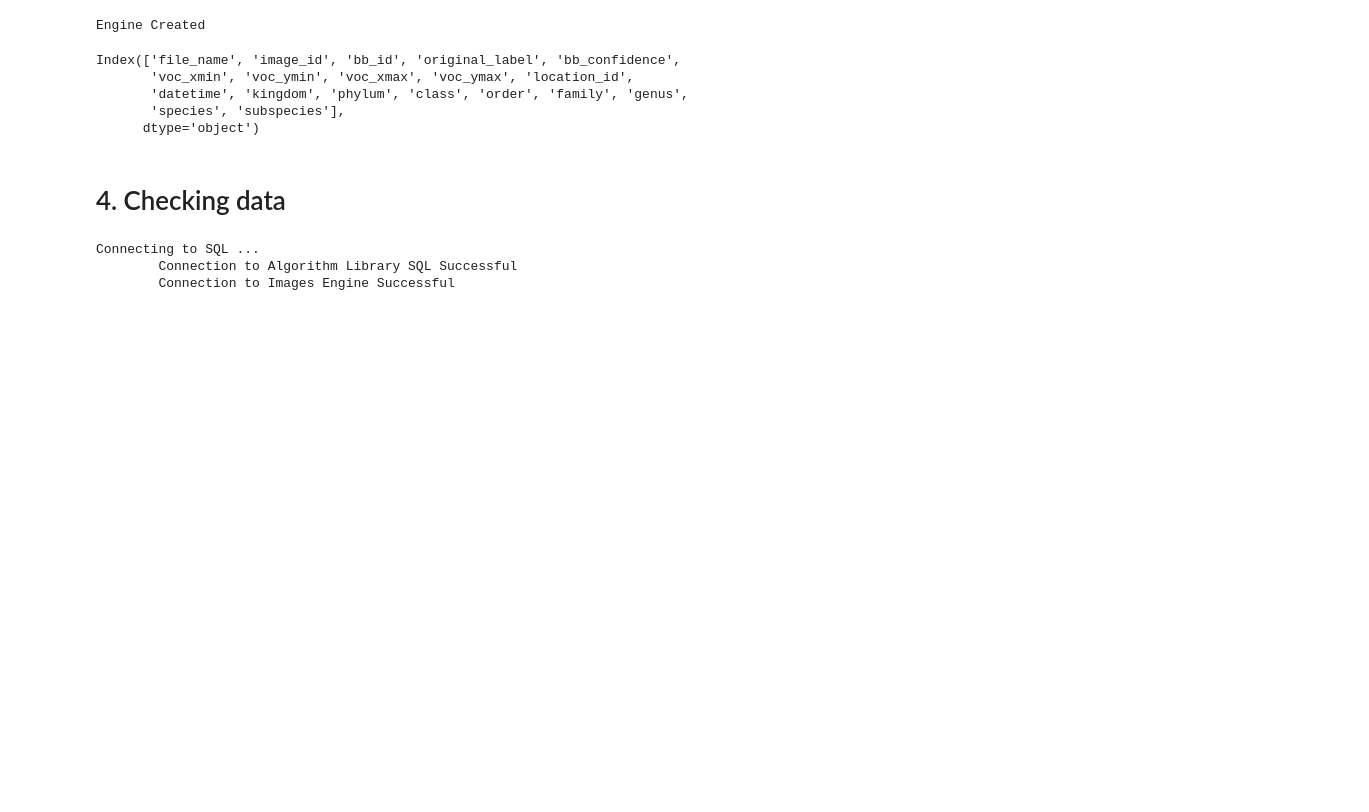
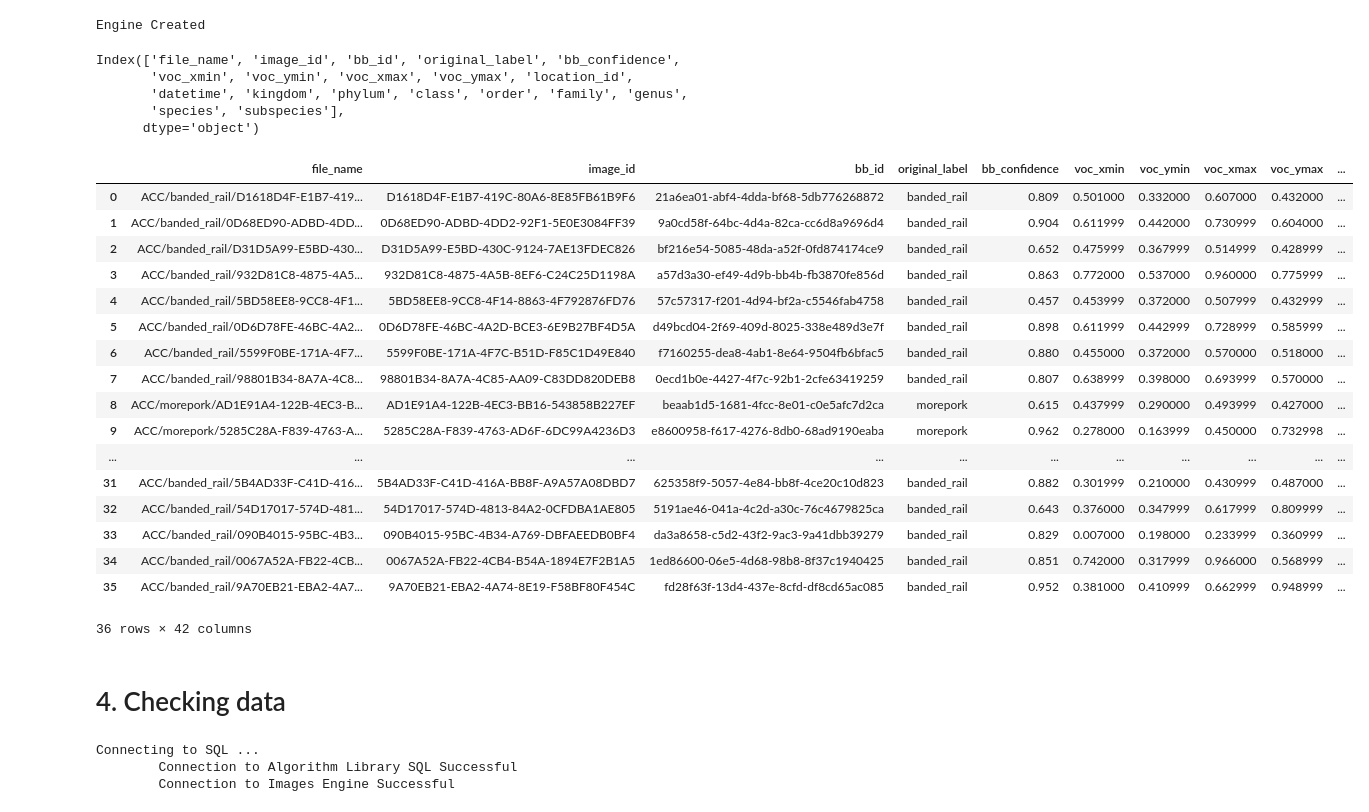
Before and after one commit to yijint/Sentinel_Summer24, a Jupyter notebook: nz-trailcams-test/labelme_dataload.ipynb, the cells around one changed output. Saved outputs shown, nothing was run; the diff lists cells and outputs as text; code cells hidden in the pictures; blank space fills up the shorter version.

```diff
--- a/nz-trailcams-test/labelme_dataload.ipynb
+++ b/nz-trailcams-test/labelme_dataload.ipynb
@@ -230,6 +230,27 @@ for i in tqdm(range(0, len(df), chunksize)):
                break
           except Exception as e:
                print(e)
+# %%
+df
+# %% [output]
+|  | file_name | image_id | bb_id | original_label | bb_confidence | voc_xmin | voc_ymin | voc_xmax | voc_ymax | ... |
+| 0 | ACC/banded_rail/D1618D4F-E1B7-419... | D1618D4F-E1B7-419C-80A6-8E85FB61B9F6 | 21a6ea01-abf4-4dda-bf68-5db776268872 | banded_rail | 0.809 | 0.501000 | 0.332000 | 0.607000 | 0.432000 | ... |
+| 1 | ACC/banded_rail/0D68ED90-ADBD-4DD... | 0D68ED90-ADBD-4DD2-92F1-5E0E3084FF39 | 9a0cd58f-64bc-4d4a-82ca-cc6d8a9696d4 | banded_rail | 0.904 | 0.611999 | 0.442000 | 0.730999 | 0.604000 | ... |
+| 2 | ACC/banded_rail/D31D5A99-E5BD-430... | D31D5A99-E5BD-430C-9124-7AE13FDEC826 | bf216e54-5085-48da-a52f-0fd874174ce9 | banded_rail | 0.652 | 0.475999 | 0.367999 | 0.514999 | 0.428999 | ... |
+| 3 | ACC/banded_rail/932D81C8-4875-4A5... | 932D81C8-4875-4A5B-8EF6-C24C25D1198A | a57d3a30-ef49-4d9b-bb4b-fb3870fe856d | banded_rail | 0.863 | 0.772000 | 0.537000 | 0.960000 | 0.775999 | ... |
+| 4 | ACC/banded_rail/5BD58EE8-9CC8-4F1... | 5BD58EE8-9CC8-4F14-8863-4F792876FD76 | 57c57317-f201-4d94-bf2a-c5546fab4758 | banded_rail | 0.457 | 0.453999 | 0.372000 | 0.507999 | 0.432999 | ... |
+| 5 | ACC/banded_rail/0D6D78FE-46BC-4A2... | 0D6D78FE-46BC-4A2D-BCE3-6E9B27BF4D5A | d49bcd04-2f69-409d-8025-338e489d3e7f | banded_rail | 0.898 | 0.611999 | 0.442999 | 0.728999 | 0.585999 | ... |
+| 6 | ACC/banded_rail/5599F0BE-171A-4F7... | 5599F0BE-171A-4F7C-B51D-F85C1D49E840 | f7160255-dea8-4ab1-8e64-9504fb6bfac5 | banded_rail | 0.880 | 0.455000 | 0.372000 | 0.570000 | 0.518000 | ... |
+| 7 | ACC/banded_rail/98801B34-8A7A-4C8... | 98801B34-8A7A-4C85-AA09-C83DD820DEB8 | 0ecd1b0e-4427-4f7c-92b1-2cfe63419259 | banded_rail | 0.807 | 0.638999 | 0.398000 | 0.693999 | 0.570000 | ... |
+| 8 | ACC/morepork/AD1E91A4-122B-4EC3-B... | AD1E91A4-122B-4EC3-BB16-543858B227EF | beaab1d5-1681-4fcc-8e01-c0e5afc7d2ca | morepork | 0.615 | 0.437999 | 0.290000 | 0.493999 | 0.427000 | ... |
+| 9 | ACC/morepork/5285C28A-F839-4763-A... | 5285C28A-F839-4763-AD6F-6DC99A4236D3 | e8600958-f617-4276-8db0-68ad9190eaba | morepork | 0.962 | 0.278000 | 0.163999 | 0.450000 | 0.732998 | ... |
+| ... | ... | ... | ... | ... | ... | ... | ... | ... | ... | ... |
+| 31 | ACC/banded_rail/5B4AD33F-C41D-416... | 5B4AD33F-C41D-416A-BB8F-A9A57A08DBD7 | 625358f9-5057-4e84-bb8f-4ce20c10d823 | banded_rail | 0.882 | 0.301999 | 0.210000 | 0.430999 | 0.487000 | ... |
+| 32 | ACC/banded_rail/54D17017-574D-481... | 54D17017-574D-4813-84A2-0CFDBA1AE805 | 5191ae46-041a-4c2d-a30c-76c4679825ca | banded_rail | 0.643 | 0.376000 | 0.347999 | 0.617999 | 0.809999 | ... |
+| 33 | ACC/banded_rail/090B4015-95BC-4B3... | 090B4015-95BC-4B34-A769-DBFAEEDB0BF4 | da3a8658-c5d2-43f2-9ac3-9a41dbb39279 | banded_rail | 0.829 | 0.007000 | 0.198000 | 0.233999 | 0.360999 | ... |
+| 34 | ACC/banded_rail/0067A52A-FB22-4CB... | 0067A52A-FB22-4CB4-B54A-1894E7F2B1A5 | 1ed86600-06e5-4d68-98b8-8f37c1940425 | banded_rail | 0.851 | 0.742000 | 0.317999 | 0.966000 | 0.568999 | ... |
+| 35 | ACC/banded_rail/9A70EB21-EBA2-4A7... | 9A70EB21-EBA2-4A74-8E19-F58BF80F454C | fd28f63f-13d4-437e-8cfd-df8cd65ac085 | banded_rail | 0.952 | 0.381000 | 0.410999 | 0.662999 | 0.948999 | ... |
+36 rows × 42 columns
 # %% [markdown]
 # 4. Checking data
 # %%
```
Also changed, not shown: parts of 7 cells of this notebook.
